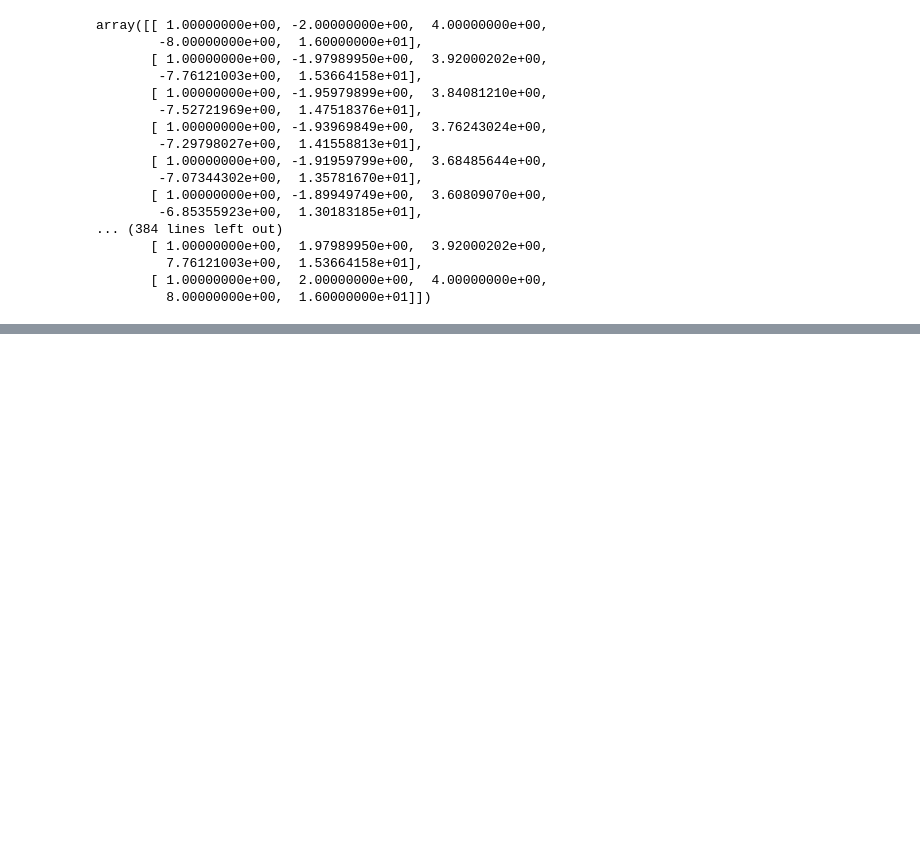
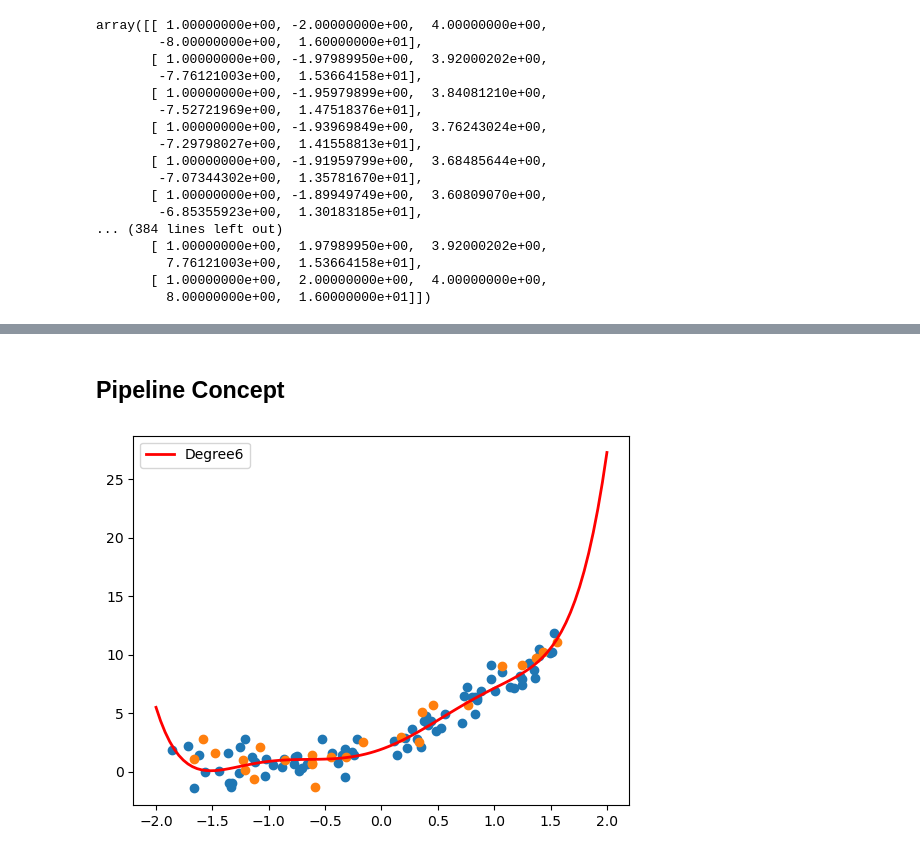
Before and after one commit to JhaSarvjeet/Machine-learning, a Jupyter notebook: 021_Linear_Regression/03_polynomialRegression.ipynb, the cells around one changed output, grey strips where cells are left out. Saved outputs shown, nothing was run; the diff lists cells and outputs as text; code cells hidden in the pictures; blank space fills up the shorter version.

Commit message:
polynomial regression with Pipeline concept(updated)

```diff
--- a/021_Linear_Regression/03_polynomialRegression.ipynb
+++ b/021_Linear_Regression/03_polynomialRegression.ipynb
@@ -209,0 +210,2 @@ plt.show()
+# %% [markdown]
+## Pipeline Concept
@@ -209,0 +214,20 @@ plt.show()
+# %%
+def poly_regression(degree):
+    x_new=np.linspace(-2,2,100).reshape(100,1)
+    poly_features=PolynomialFeatures(degree=degree,include_bias=True)
+    lin_regression=LinearRegression()
+    poly_reg=Pipeline([('poly_features',poly_features),('lin_regression',lin_regression)])
+    poly_reg.fit(x_train,y_train)
+    y_new_pred=poly_reg.predict(x_new)
+
+    plt.scatter(x_train,y_train)
+    plt.scatter(x_test,y_test)
+    plt.plot(x_new,y_new_pred,'r-',linewidth=2,label='Degree'+str(degree))
+    plt.legend(loc='upper left')
+    plt.show()
+
+
+
+poly_regression(6)
+# %% [output]
+[figure, added]
```
Also changed, not shown: parts of 14 cells of this notebook.
